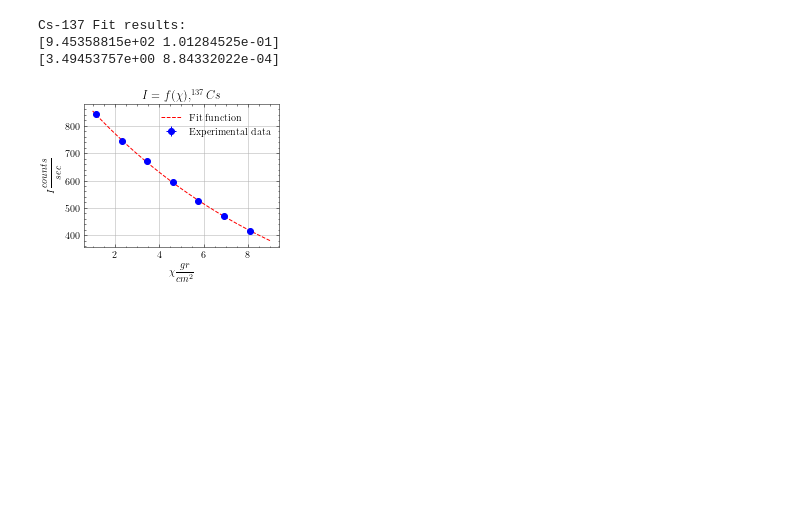
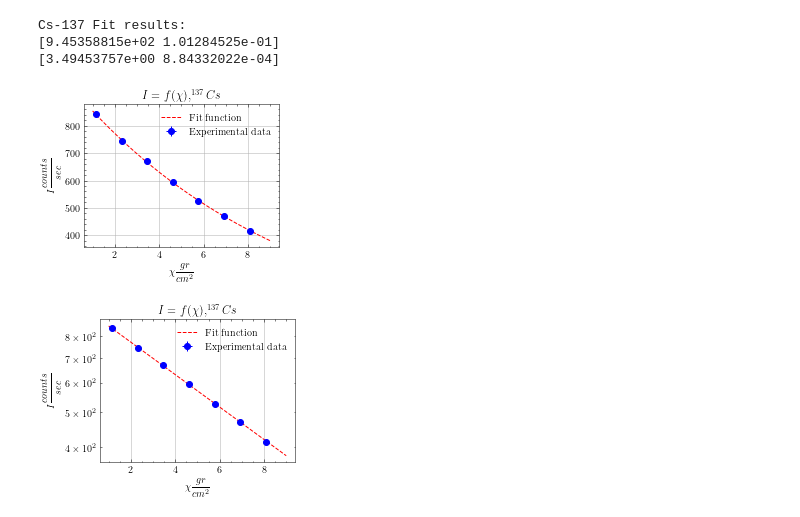
Before and after one commit to GiorgosChr/PHY-322-Analysis, a Jupyter notebook: Exp9/Analysis.ipynb, the cells around one changed output. Drawn from its saved outputs; the diff is of its cells as text; code cells hidden in the pictures; blank space fills up the shorter version.

Commit message:
Semilog Plots

```diff
--- a/Exp9/Analysis.ipynb
+++ b/Exp9/Analysis.ipynb
@@ -33,24 +33,39 @@ x = np.linspace(1, 9, 1000)
 # %%
 popt, pcov = curve_fit(fit, x_cs, I_cs, p0=(1577, 1))
 print("Cs-137 Fit results:")
 print(popt)
 print(np.sqrt(np.diag(pcov)))
 
 plt.errorbar(x_cs, I_cs, errors, errors, 'bo')
 plt.plot(x, fit(x, *popt), 'r--')
 plt.grid()
 plt.title('$I = f(\chi ), ^{137}Cs$')
 #plt.ylabel('$I (counts/sec)$')
 #plt.xlabel('$\chi ( gr/cm^2)$')
 plt.ylabel('$I \dfrac{counts}{sec}$')
 plt.xlabel('$\chi \dfrac{gr}{cm^2}$')
 plt.legend(['Fit function', 'Experimental data'])
 plt.savefig('I_cs.png', dpi=500)
+
+plt.show()
+
+plt.errorbar(x_cs, I_cs, errors, errors, 'bo')
+plt.plot(x, fit(x, *popt), 'r--')
+plt.grid()
+plt.semilogy()
+plt.title('$I = f(\chi ), ^{137}Cs$')
+#plt.ylabel('$I (counts/sec)$')
+#plt.xlabel('$\chi ( gr/cm^2)$')
+plt.ylabel('$I \dfrac{counts}{sec}$')
+plt.xlabel('$\chi \dfrac{gr}{cm^2}$')
+plt.legend(['Fit function', 'Experimental data'])
+plt.savefig('I_cs_log.png', dpi=500)
 # %% [output]
 Cs-137 Fit results:
 [9.45358815e+02 1.01284525e-01]
 [3.49453757e+00 8.84332022e-04]
 [figure]
+[figure, added]
 # %%
 popt, pcov = curve_fit(fit, x_co1, I_co1, p0=(556, 1))
 print("Co-60 - 1 Fit results:")
```
Also changed, not shown: parts of 3 cells of this notebook.
